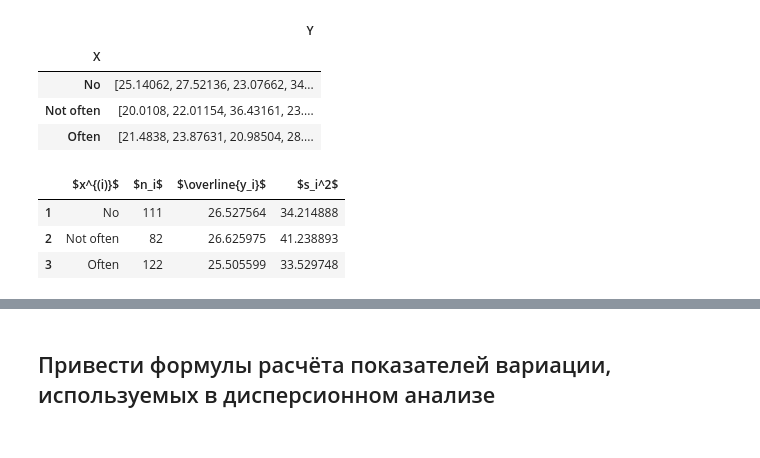
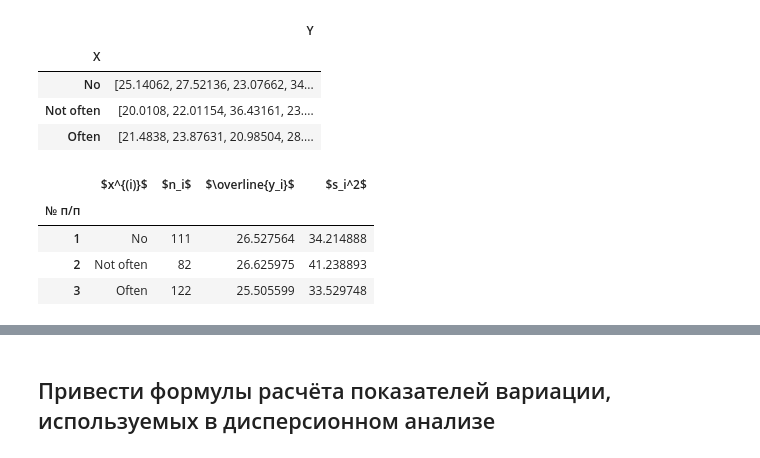
Before and after one commit to retrobannerS/mephi_stats, a Jupyter notebook: bdz/var_7_2/notebook.ipynb, the cells around one changed output, grey strips where cells are left out. Cells and saved outputs as stored; diff of their text form; code cells hidden in the pictures.

```diff
--- a/bdz/var_7_2/notebook.ipynb
+++ b/bdz/var_7_2/notebook.ipynb
@@ -2027,14 +2052,15 @@ df
 | Not often | [20.0108, 22.01154, 36.43161, 23.... |
 | Often | [21.4838, 23.87631, 20.98504, 28.... |
 # %%
-groups = pd.DataFrame(index=range(1, k + 1))
+groups = pd.DataFrame(index=pd.Index(range(1, k + 1), name="№ п/п"))
 groups[r"$x^{(i)}$"] = df.index
 groups[r"$n_i$"] = df["Y"].apply(len).values
 groups[r"$\overline{y_i}$"] = df["Y"].apply(np.mean).values
 groups[r"$s_i^2$"] = df["Y"].apply(np.var, ddof=0).values
 groups
 # %% [output]
 |  | $x^{(i)}$ | $n_i$ | $\overline{y_i}$ | $s_i^2$ |
+| № п/п |  |  |  |  |
 | 1 | No | 111 | 26.527564 | 34.214888 |
 | 2 | Not often | 82 | 26.625975 | 41.238893 |
 | 3 | Often | 122 | 25.505599 | 33.529748 |
```
Also changed, not shown: parts of 81 cells of this notebook, 1 other file.
